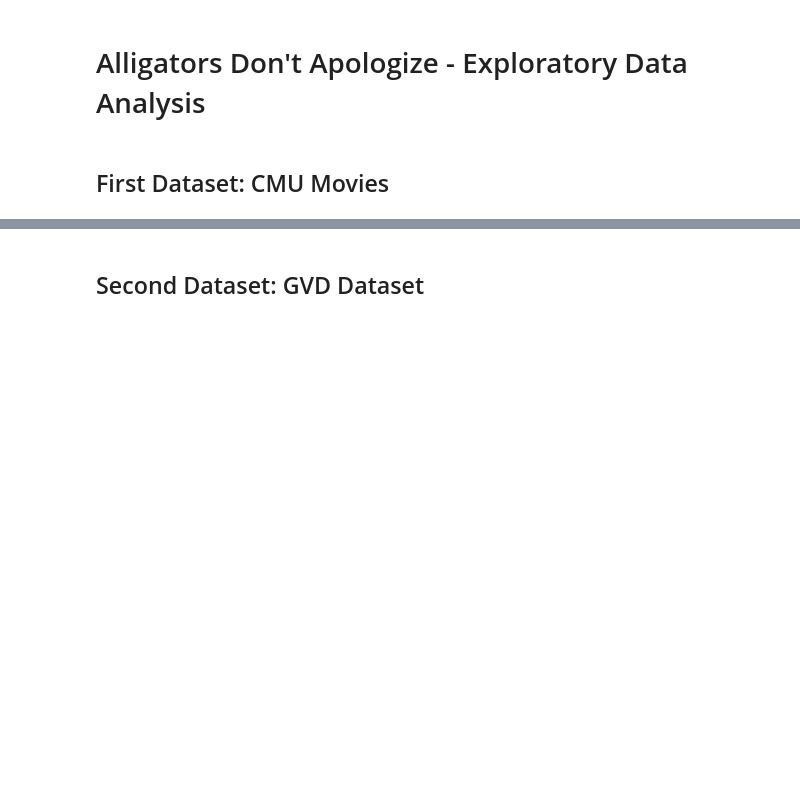
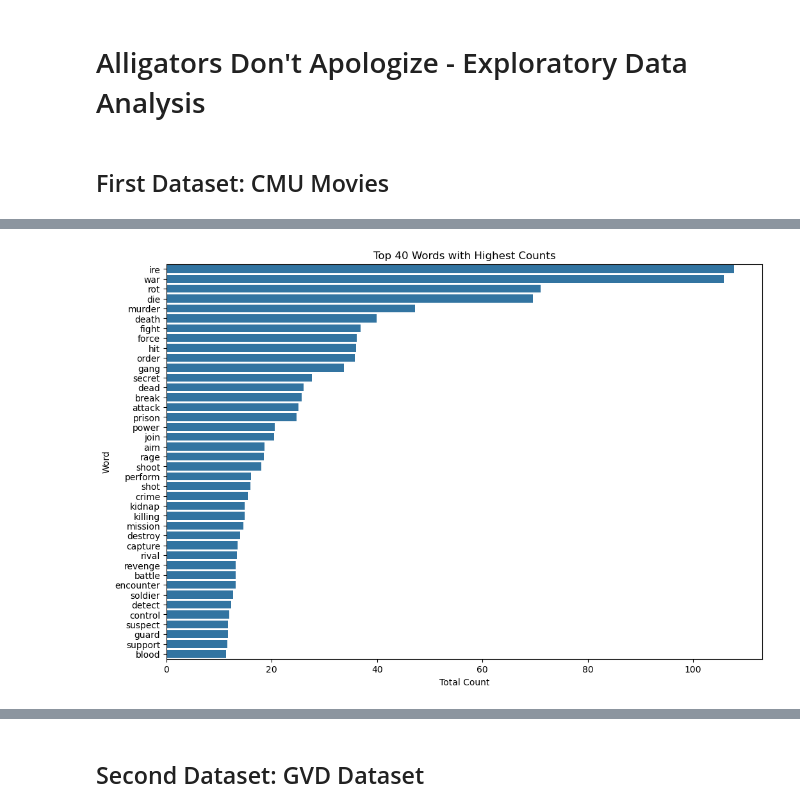
Before and after one commit to epfl-ada/ada-2024-project-alligatorsdontapologize24, a Jupyter notebook: src/Exploratory_Data_Analysis.ipynb, the cells around one changed output, grey strips where cells are left out. Cells and saved outputs as stored; diff of their text form; code cells hidden in the pictures; blank space fills up the shorter version.

Commit message:
Incorporated Emma's code for CMU dataset and physical violence words

```diff
--- a/src/Exploratory_Data_Analysis.ipynb
+++ b/src/Exploratory_Data_Analysis.ipynb
@@ -31,0 +95,13 @@ CMU_plot_summary.columns = ['wikipedia_movie_ID', 'plot_summary']
+# %%
+#for word in violent_words_list:
+#    CMU_plot_summary[f'{word}'] = CMU_plot_summary['plot_summary'].apply(lambda x: x.lower().count(word))
+
+# add the title column for later
+CMU_plot_summary = CMU_plot_summary.merge(CMU_movie_metadata[['wikipedia_movie_ID', 'movie_name']], on='wikipedia_movie_ID', how='left')
+CMU_plot_summary = CMU_plot_summary.merge(CMU_movie_metadata[['wikipedia_movie_ID', 'movie_genres']], on='wikipedia_movie_ID', how='left')
+
+word_counts = {word: CMU_plot_summary['plot_summary'].apply(lambda x: x.lower().count(word)/len(x.split())) for word in violent_words_list}
+word_counts_df = pd.DataFrame(word_counts)
+CMU_plot_summary = pd.concat([CMU_plot_summary, word_counts_df], axis=1)
+
+display(CMU_plot_summary)
@@ -31,0 +122,9 @@ CMU_plot_summary.columns = ['wikipedia_movie_ID', 'plot_summary']
+# %%
+word_columns = CMU_plot_summary.columns.difference(['wikipedia_movie_ID', 'plot_summary', 'movie_name', 'total_violent_words', 'movie_genres'])
+
+# Sum across columns (per movie) to get the total appearances of all words in each summary
+CMU_plot_summary['total_violent_words'] = CMU_plot_summary[word_columns].sum(axis=1)
+
+#  Sum across rows (per word) to get the total appearances of each word across all summaries
+first_conclusions = pd.DataFrame()
+first_conclusions['total_movies_appearances'] = CMU_plot_summary[word_columns].sum(axis=0)
@@ -31,0 +161,13 @@ CMU_plot_summary.columns = ['wikipedia_movie_ID', 'plot_summary']
+# %%
+top_n_words = 40
+top_words = first_conclusions['total_movies_appearances'].sort_values(ascending=False).head(top_n_words)
+
+# Plot the results
+plt.figure(figsize=(12, 8))
+sns.barplot(x=top_words.values, y=top_words.index)
+plt.title(f"Top {top_n_words} Words with Highest Counts")
+plt.xlabel("Total Count")
+plt.ylabel("Word")
+plt.show()
+# %% [output]
+[figure, added]
```
Also changed, not shown: parts of 9 cells of this notebook.
